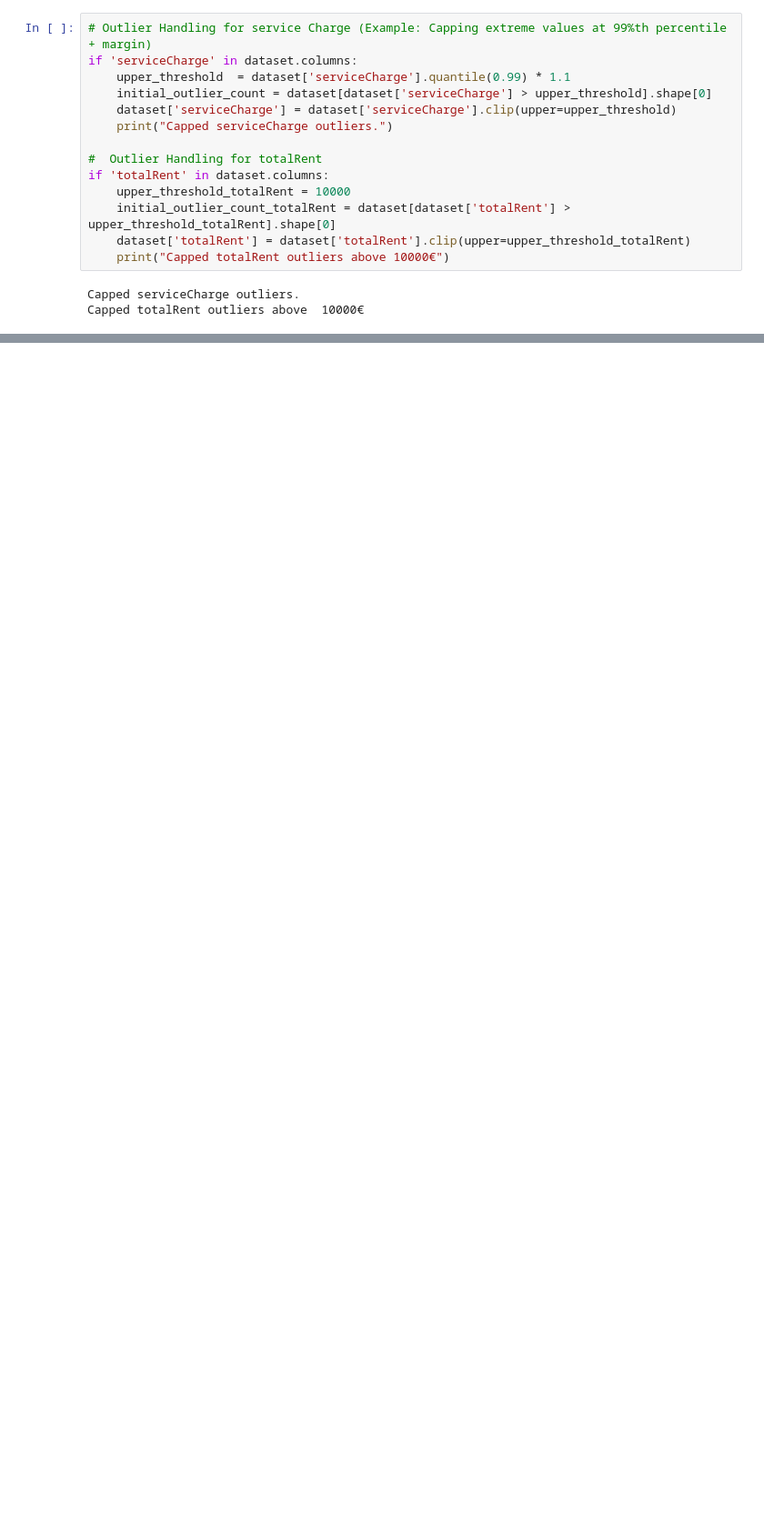
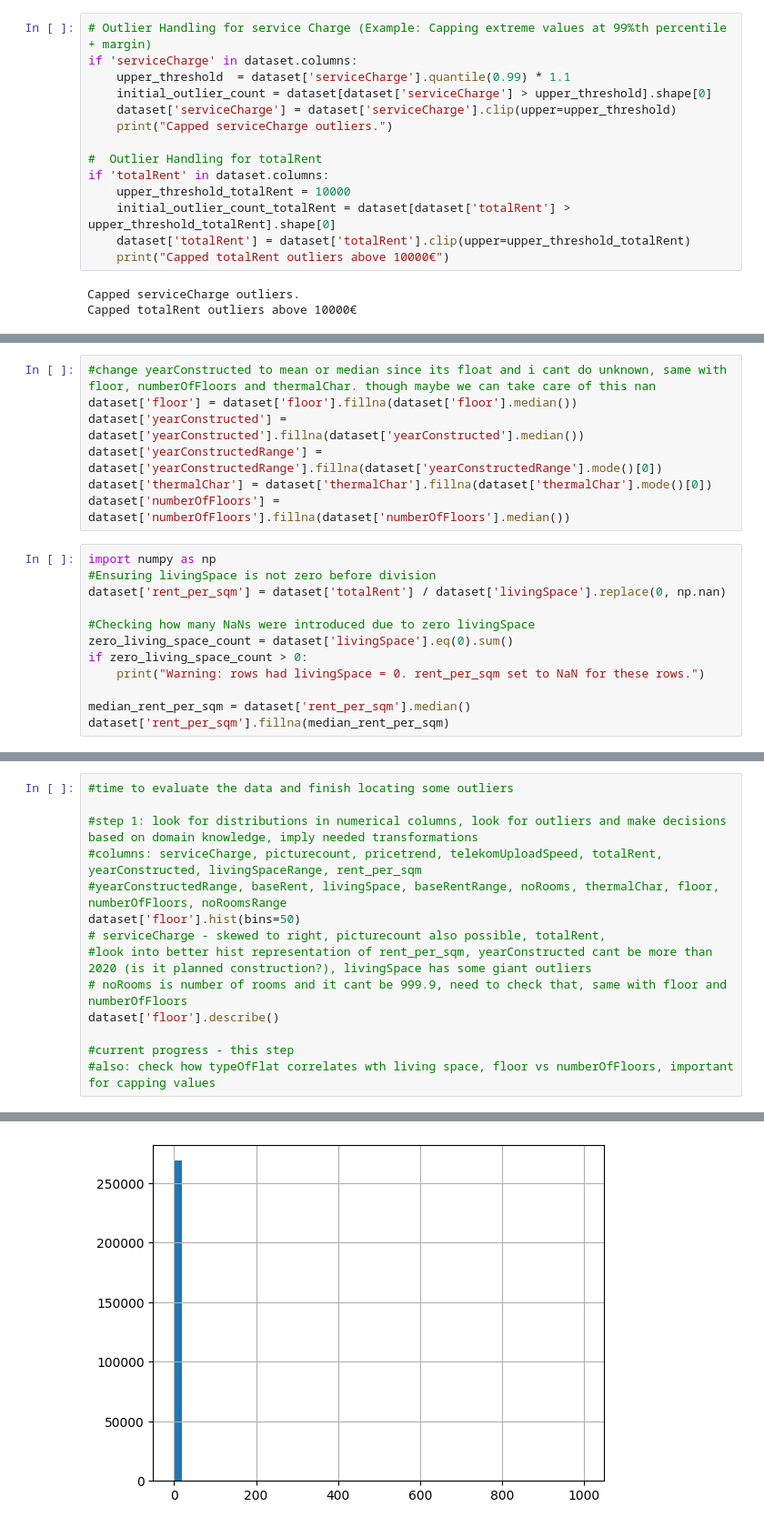
Before and after one commit to FilippKuzenkov/RealEstateAnalysis, a Jupyter notebook: cleaning/sample.ipynb, the cells around one changed output, grey strips where cells are left out. Shown at 91% size. Saved outputs shown, nothing was run; the diff lists cells and outputs as text; blank space fills up the shorter version.

Commit message:
Null values problem is taken care of, next object - set up the caps for data

```diff
--- a/cleaning/sample.ipynb
+++ b/cleaning/sample.ipynb
@@ -258,2 +262,21 @@ houseNumber             0.000000
 condition               0.000000
 dtype: float64
+# %%
+#change yearConstructed to mean or median since its float and i cant do unknown, same with floor, numberOfFloors and thermalChar. though maybe we can take care of this nan
+dataset['floor'] = dataset['floor'].fillna(dataset['floor'].median())
+dataset['yearConstructed'] = dataset['yearConstructed'].fillna(dataset['yearConstructed'].median())
+dataset['yearConstructedRange'] = dataset['yearConstructedRange'].fillna(dataset['yearConstructedRange'].mode()[0])
+dataset['thermalChar'] = dataset['thermalChar'].fillna(dataset['thermalChar'].mode()[0])
+dataset['numberOfFloors'] = dataset['numberOfFloors'].fillna(dataset['numberOfFloors'].median())
+# %%
+import numpy as np
+#Ensuring livingSpace is not zero before division
+dataset['rent_per_sqm'] = dataset['totalRent'] / dataset['livingSpace'].replace(0, np.nan)
+
+#Checking how many NaNs were introduced due to zero livingSpace
+zero_living_space_count = dataset['livingSpace'].eq(0).sum()
+if zero_living_space_count > 0:
+    print("Warning: rows had livingSpace = 0. rent_per_sqm set to NaN for these rows.")
+
+median_rent_per_sqm = dataset['rent_per_sqm'].median()
+dataset['rent_per_sqm'].fillna(median_rent_per_sqm)
@@ -259,0 +317,15 @@ dtype: float64
+# %%
+#time to evaluate the data and finish locating some outliers
+
+#step 1: look for distributions in numerical columns, look for outliers and make decisions based on domain knowledge, imply needed transformations
+#columns: serviceCharge, picturecount, pricetrend, telekomUploadSpeed, totalRent, yearConstructed, livingSpaceRange, rent_per_sqm
+#yearConstructedRange, baseRent, livingSpace, baseRentRange, noRooms, thermalChar, floor, numberOfFloors, noRoomsRange
+dataset['floor'].hist(bins=50)
+# serviceCharge - skewed to right, picturecount also possible, totalRent,
+#look into better hist representation of rent_per_sqm, yearConstructed cant be more than 2020 (is it planned construction?), livingSpace has some giant outliers
+# noRooms is number of rooms and it cant be 999.9, need to check that, same with floor and numberOfFloors
+dataset['floor'].describe()
+
+#current progress - this step
+#also: check how typeOfFlat correlates wth living space, floor vs numberOfFloors, important for capping values
+# %% [output]
@@ -259,0 +341 @@ dtype: float64
+[figure, added]
```
Also changed, not shown: parts of 10 cells of this notebook.
